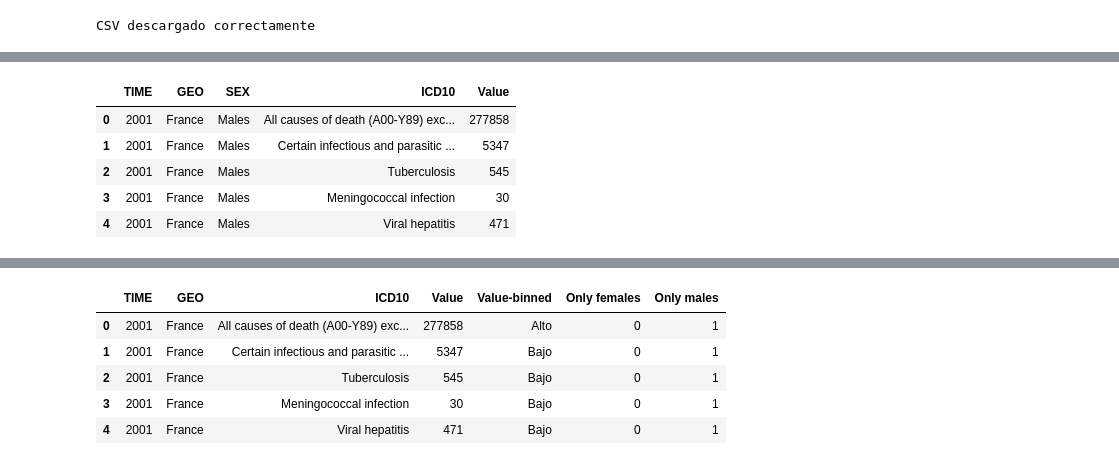
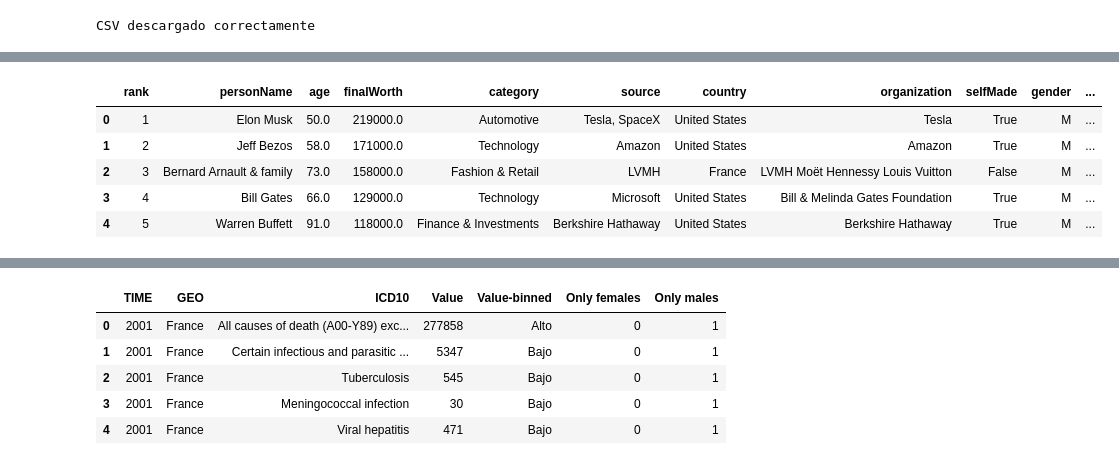
Before and after one commit to crozasc/Clean-and-format-input-dataset, a Jupyter notebook: main.ipynb, the cells around one changed output, grey strips where cells are left out. Saved outputs shown, nothing was run; the diff lists cells and outputs as text; code cells hidden in the pictures.

```diff
--- a/main.ipynb
+++ b/main.ipynb
@@ -74,7 +79,9 @@ memory usage: 74.2+ KB
 # Identificar y manipular valores faltantes.
 import numpy as np
 #a) Identificar valores faltantes.
-df.replace(":", 0, inplace = True)
-df.replace("?", np.nan, inplace = True)
-df.head(5)
+datos_faltantes = df.isnull()
+for columna in datos_faltantes.columns.values.tolist():
+    print('columna:',columna)
+    print (datos_faltantes[columna].value_counts())
+    print("")
 # %% [output]
@@ -91,17 +105,29 @@ del df["numberOfSiblings"]
+# %%
+#Manipular valores faltantes.
+#Borramos columnas con información que consideramos poco relevante
+df.pop("state")
+df.pop("city")
+df.pop("countryOfCitizenship")
+df.pop("birthDate")
+df.pop("philanthropyScore")
+df.pop("residenceMsa")
+df.pop("about")
+df.pop("year")
+df.pop("month")
+df.pop("numberOfSiblings")
+df.head()
+# %% [output]
+|  | rank | personName | age | finalWorth | category | source | country | organization | selfMade | gender | ... |
+| 0 | 1 | Elon Musk | 50.0 | 219000.0 | Automotive | Tesla, SpaceX | United States | Tesla | True | M | ... |
+| 1 | 2 | Jeff Bezos | 58.0 | 171000.0 | Technology | Amazon | United States | Amazon | True | M | ... |
+| 2 | 3 | Bernard Arnault & family | 73.0 | 158000.0 | Fashion & Retail | LVMH | France | LVMH Moët Hennessy Louis Vuitton | False | M | ... |
+| 3 | 4 | Bill Gates | 66.0 | 129000.0 | Technology | Microsoft | United States | Bill & Melinda Gates Foundation | True | M | ... |
+| 4 | 5 | Warren Buffett | 91.0 | 118000.0 | Finance & Investments | Berkshire Hathaway | United States | Berkshire Hathaway | True | M | ... |
 # %%
 #Quitar espacios en Value para usar como int
-df['age'] = df['age'].str.replace('\s+', '')
+#En la edad ponemos un promedio a aquellas personas que no sabemos su edad
 prom_Value = df['age'].astype('float').mean(axis=0)
-prom_Value = int(prom_Value)
 df['age'].replace(np.nan, prom_Value, inplace = True)
-df.head(5)
-# %% [output]
-|  | TIME | GEO | SEX | ICD10 | Value |
-| 0 | 2001 | France | Males | All causes of death (A00-Y89) exc... | 277858 |
-| 1 | 2001 | France | Males | Certain infectious and parasitic ... | 5347 |
-| 2 | 2001 | France | Males | Tuberculosis | 545 |
-| 3 | 2001 | France | Males | Meningococcal infection | 30 |
-| 4 | 2001 | France | Males | Viral hepatitis | 471 |
 # %%
 df.dtypes
 # %% [output]
```
Also changed, not shown: parts of 14 cells of this notebook.
